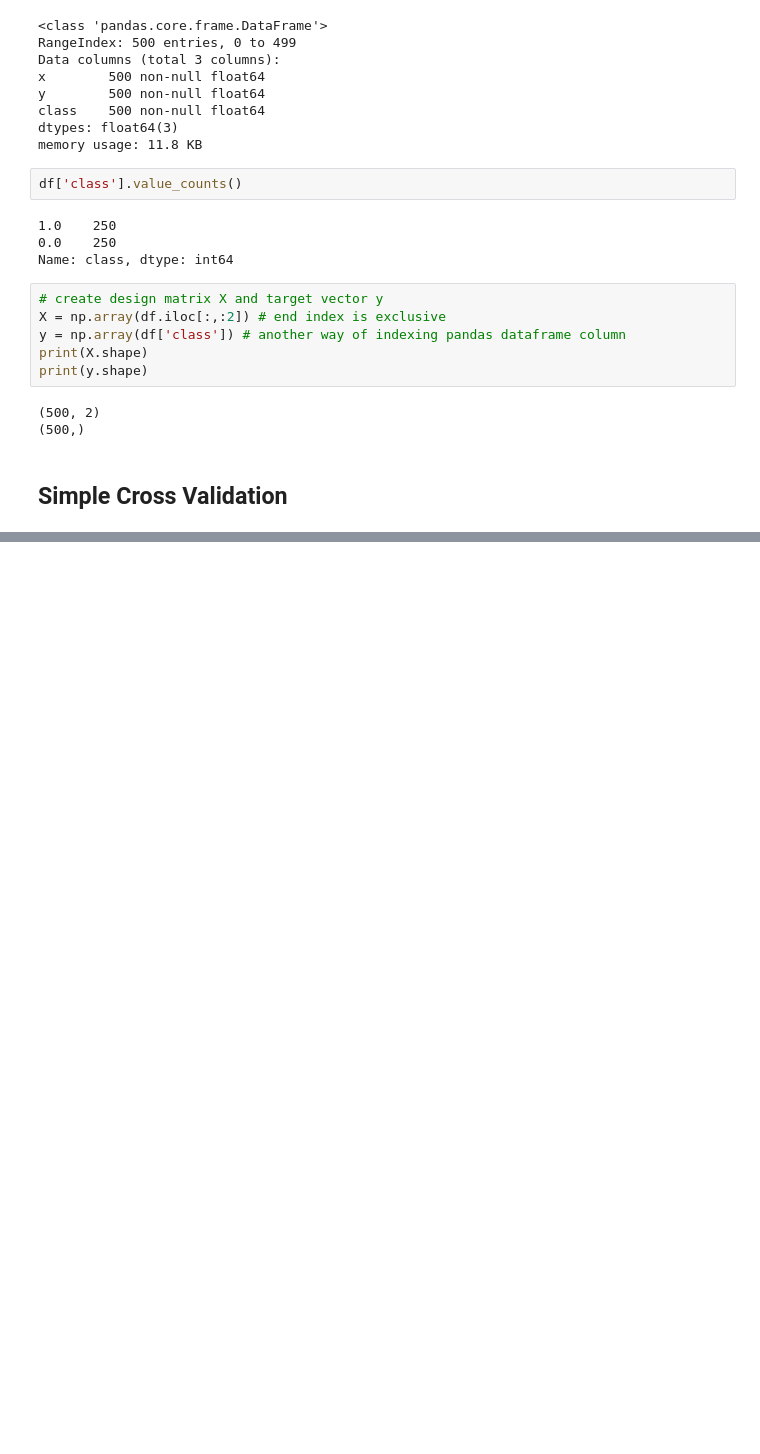
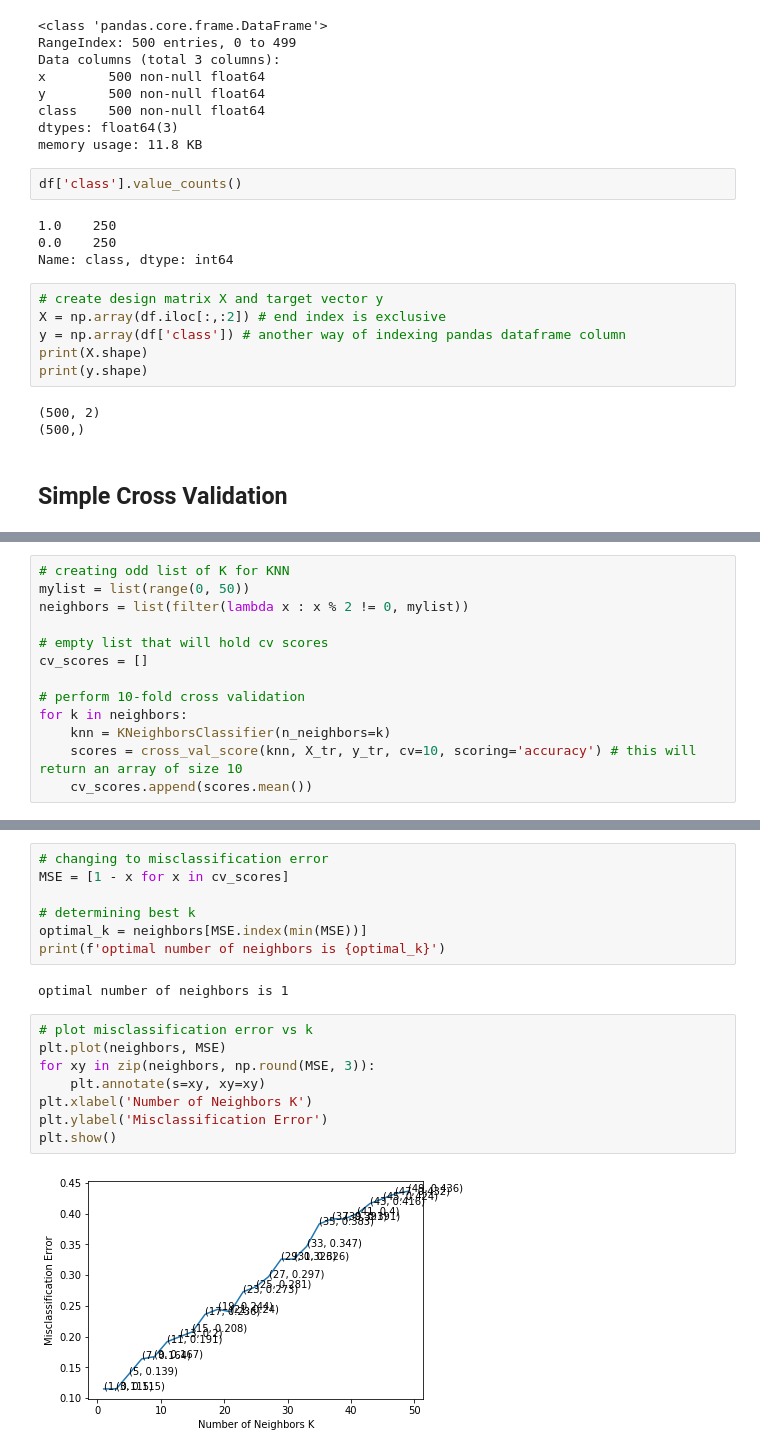
Before and after one commit to NavdeepTU/Machine-Learning, a Jupyter notebook: 01. K-Nearest Neighbors/01. Simple and K-fold CV.ipynb, the cells around one changed output, grey strips where cells are left out. Cells and saved outputs as stored; diff of their text form; blank space fills up the shorter version.

Commit message:
added 10-fold crossvalidation code

```diff
--- a/01. K-Nearest Neighbors/01. Simple and K-fold CV.ipynb
+++ b/01. K-Nearest Neighbors/01. Simple and K-fold CV.ipynb
@@ -103,0 +106,13 @@ Test accuracy for k = 1 is 87.0%
+# %%
+# creating odd list of K for KNN
+mylist = list(range(0, 50))
+neighbors = list(filter(lambda x : x % 2 != 0, mylist))
+
+# empty list that will hold cv scores
+cv_scores = []
+
+# perform 10-fold cross validation
+for k in neighbors:
+    knn = KNeighborsClassifier(n_neighbors=k)
+    scores = cross_val_score(knn, X_tr, y_tr, cv=10, scoring='accuracy') # this will return an array of size 10
+    cv_scores.append(scores.mean())
@@ -103,0 +127,19 @@ Test accuracy for k = 1 is 87.0%
+# %%
+# changing to misclassification error
+MSE = [1 - x for x in cv_scores]
+
+# determining best k
+optimal_k = neighbors[MSE.index(min(MSE))]
+print(f'optimal number of neighbors is {optimal_k}')
+# %% [output]
+optimal number of neighbors is 1
+# %%
+# plot misclassification error vs k
+plt.plot(neighbors, MSE)
+for xy in zip(neighbors, np.round(MSE, 3)):
+    plt.annotate(s=xy, xy=xy)
+plt.xlabel('Number of Neighbors K')
+plt.ylabel('Misclassification Error')
+plt.show()
+# %% [output]
+[figure, added]
```
Also changed, not shown: parts of 6 cells of this notebook.
